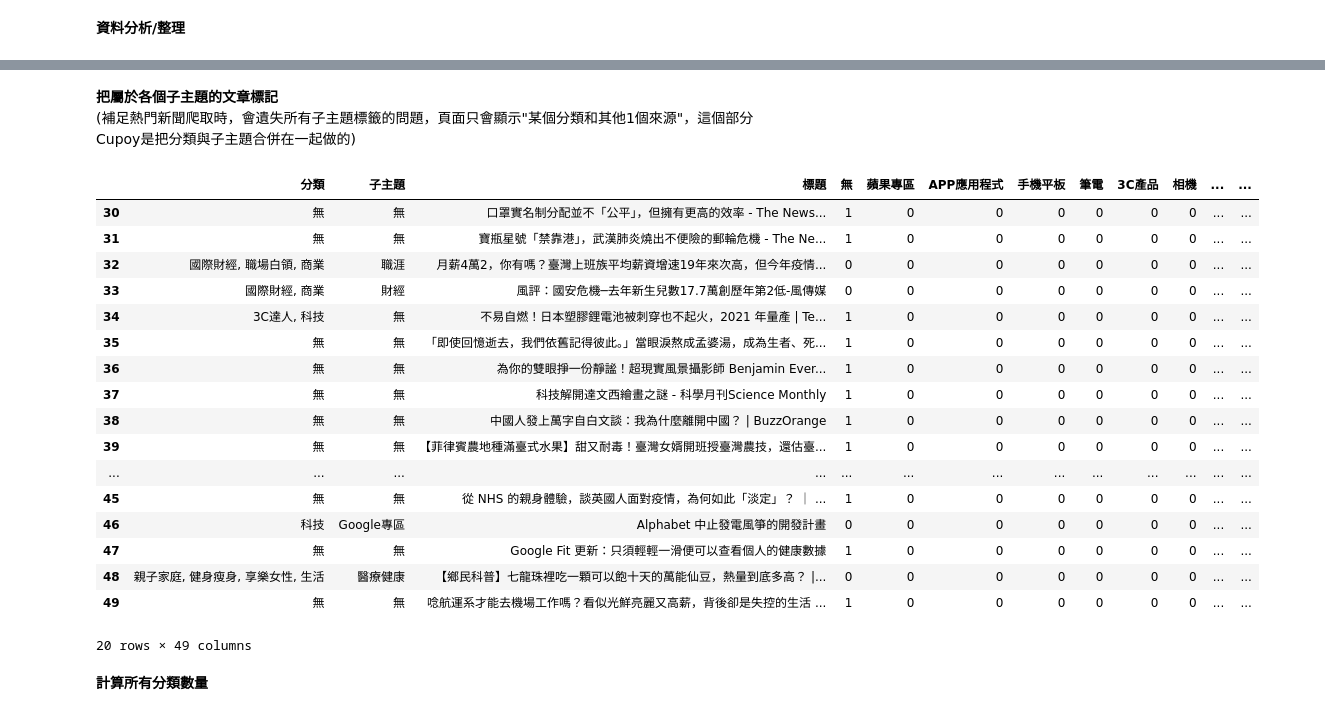
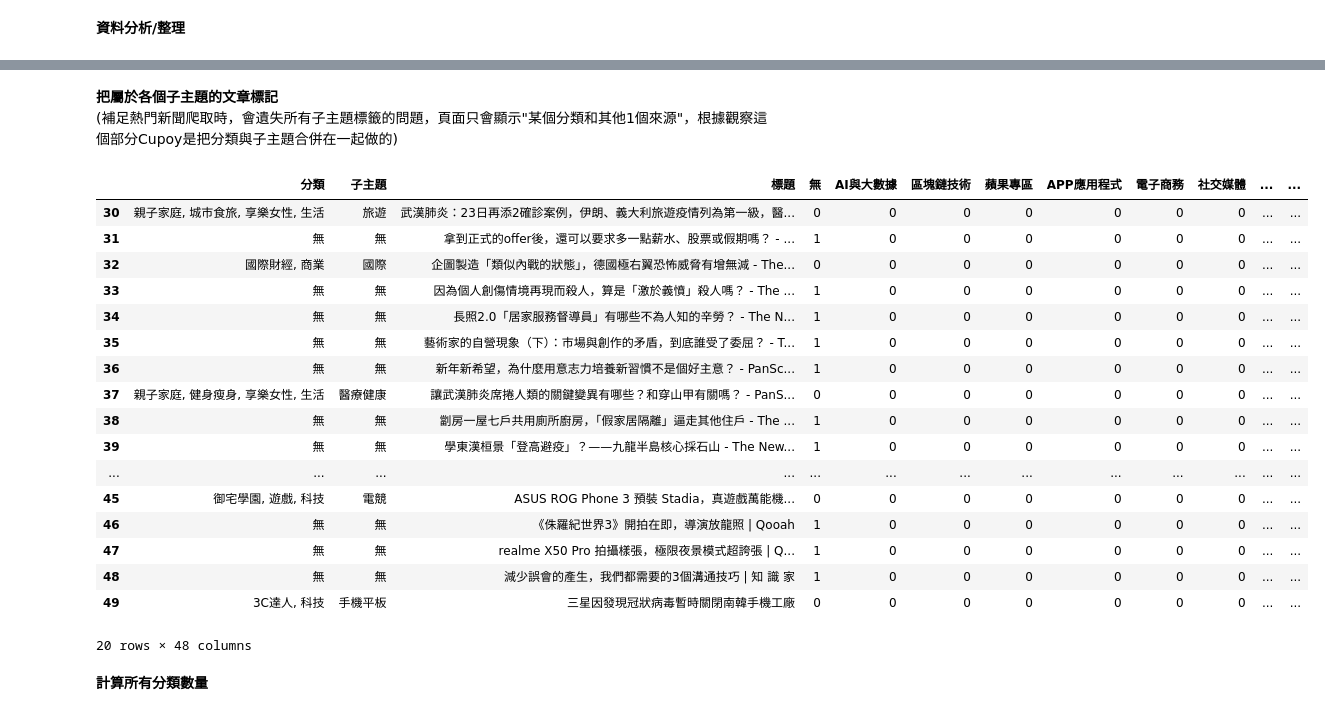
Before and after one commit to FelixYangPersonal/1st-PyCrawlerMarathon, a Jupyter notebook: homework/Day038_040_Independent_Study.ipynb, the cells around one changed output, grey strips where cells are left out. Saved outputs shown, nothing was run; the diff lists cells and outputs as text; code cells hidden in the pictures.

```diff
--- a/homework/Day038_040_Independent_Study.ipynb
+++ b/homework/Day038_040_Independent_Study.ipynb
@@ -206,0 +406,18 @@ for ids in range(0, 600, 100):
+# %%
+html_list = []
+path = 'Final'
+file = 'topstory_method2.txt'
+
+with open(os.path.join(path, file), 'r', encoding='utf-8') as fh:
+    f = fh.readline()
+
+m = [m.start() for m in re.finditer('{"items":', f)]
+
+for i, html in enumerate(m):
+    if i != (len(m) - 1):
+        html_list.append(f[m[i]:m[i + 1]])
+    else:
+        html_list.append(f[m[i]:len(f)])
+
+# print(json.dumps(json.loads(f[m[0]:m[1]])['items'][0], indent=4, sort_keys=False, ensure_ascii=False))
+print(json.loads(f[m[0]:m[1]])['items'][0])
@@ -210,8 +686,8 @@ for ids in range(0, 600, 100):
 total_news = 500
 titles = []
 news = {}
-groupMap_list = {}
-bucketMap_list = {}
+path = 'Final'
+file = 'topstory_method2.txt'
 
 for ids, html in enumerate(html_list):
     soup = str(html)
@@ -226,14 +702,10 @@ for ids, html in enumerate(html_list):
     for i, item in enumerate(groupMap):
         categories.setdefault(groupMap[item]['groupid'],
                               groupMap[item]['name'])
-        if groupMap[item]['groupid'] not in groupMap_list:
-            groupMap_list.setdefault(groupMap[item]['groupid'], groupMap[item]['name'])
 
     for i, item in enumerate(bucketMap):
         sub_categories.setdefault(bucketMap[item]['bucketid'],
                                   bucketMap[item]['name'])
-        if bucketMap[item]['bucketid'] not in bucketMap_list:
-            bucketMap_list.setdefault(bucketMap[item]['bucketid'], bucketMap[item]['name'])
 
     for i, item in enumerate(items):
         # 處理分類
@@ -376,36 +790,48 @@ print(json.dumps(json.loads(str(bucket_groups).replace("'", '"')),
 # %% [markdown]
 **把屬於各個子主題的文章標記**<br />
-(補足熱門新聞爬取時，會遺失所有子主題標籤的問題，頁面只會顯示"某個分類和其他1個來源"，這個部分Cupoy是把分類與子主題合併在一起做的)
+(補足熱門新聞爬取時，會遺失所有子主題標籤的問題，頁面只會顯示"某個分類和其他1個來源"，根據觀察這個部分Cupoy是把分類與子主題合併在一起做的)
 # %%
+path = 'Final'
+file = 'buckets.json'
+
+with open(os.path.join(path, file), 'r', encoding='utf-8') as fh:
+    f = fh.read()
+
+bucket_groups = json.loads(f)
+# print(type(bucket_groups))
+# print(json.dumps(bucket_groups, indent=4, sort_keys=False, ensure_ascii=False))
+
+# 計算子主題數量
+bucket_total = np.concatenate(list(bucket_groups.get('CH', {}).values())).tolist()
+
 # 沒有子主題或不在歸類，暫時歸類到欄位['無']
 df['無'] = df['子主題'].apply(lambda x: 1 if (not set(list(x.split(','))) & set(bucket_total)) or x == '無' else 0)
 
 for i, item in enumerate(bucket_total):
-    # 新聞的標記有的沒有正確標記，所以子主題會略過該筆，暫時歸類到欄位['無']
     df[item] = df['子主題'].apply(lambda x: 1 if item in x else 0)
 
 # 過濾無數量的子主題歸類欄位
 df_section2 = pd.concat([df.iloc[:, :3], df[df.iloc[:, 9:].columns[df.iloc[:, 9:].sum() > 0]]], axis='columns')
 df_section2.loc[30:49]
 # %% [output]
-|  | 分類 | 子主題 | 標題 | 無 | 蘋果專區 | APP應用程式 | 手機平板 | 筆電 | 3C產品 | 相機 | ... | ... |
-| 30 | 無 | 無 | 口罩實名制分配並不「公平」，但擁有更高的效率 - The News... | 1 | 0 | 0 | 0 | 0 | 0 | 0 | ... | ... |
-| 31 | 無 | 無 | 寶瓶星號「禁靠港」，武漢肺炎燒出不便險的郵輪危機 - The Ne... | 1 | 0 | 0 | 0 | 0 | 0 | 0 | ... | ... |
-| 32 | 國際財經, 職場白領, 商業 | 職涯 | 月薪4萬2，你有嗎？臺灣上班族平均薪資增速19年來次高，但今年疫情... | 0 | 0 | 0 | 0 | 0 | 0 | 0 | ... | ... |
-| 33 | 國際財經, 商業 | 財經 | 風評：國安危機─去年新生兒數17.7萬創歷年第2低-風傳媒 | 0 | 0 | 0 | 0 | 0 | 0 | 0 | ... | ... |
-| 34 | 3C達人, 科技 | 無 | 不易自燃！日本塑膠鋰電池被刺穿也不起火，2021 年量產 | Te... | 1 | 0 | 0 | 0 | 0 | 0 | 0 | ... | ... |
-| 35 | 無 | 無 | 「即使回憶逝去，我們依舊記得彼此。」當眼淚熬成孟婆湯，成為生者、死... | 1 | 0 | 0 | 0 | 0 | 0 | 0 | ... | ... |
-| 36 | 無 | 無 | 為你的雙眼掙一份靜謐！超現實風景攝影師 Benjamin Ever... | 1 | 0 | 0 | 0 | 0 | 0 | 0 | ... | ... |
-| 37 | 無 | 無 | 科技解開達文西繪畫之謎 - 科學月刊Science Monthly | 1 | 0 | 0 | 0 | 0 | 0 | 0 | ... | ... |
-| 38 | 無 | 無 | 中國人發上萬字自白文談：我為什麼離開中國？ | BuzzOrange | 1 | 0 | 0 | 0 | 0 | 0 | 0 | ... | ... |
-| 39 | 無 | 無 | 【菲律賓農地種滿臺式水果】甜又耐毒！臺灣女婿開班授臺灣農技，還估臺... | 1 | 0 | 0 | 0 | 0 | 0 | 0 | ... | ... |
+|  | 分類 | 子主題 | 標題 | 無 | AI與大數據 | 區塊鏈技術 | 蘋果專區 | APP應用程式 | 電子商務 | 社交媒體 | ... | ... |
+| 30 | 親子家庭, 城市食旅, 享樂女性, 生活 | 旅遊 | 武漢肺炎：23日再添2確診案例，伊朗、義大利旅遊疫情列為第一級，醫... | 0 | 0 | 0 | 0 | 0 | 0 | 0 | ... | ... |
+| 31 | 無 | 無 | 拿到正式的offer後，還可以要求多一點薪水、股票或假期嗎？ - ... | 1 | 0 | 0 | 0 | 0 | 0 | 0 | ... | ... |
+| 32 | 國際財經, 商業 | 國際 | 企圖製造「類似內戰的狀態」，德國極右翼恐怖威脅有增無減 - The... | 0 | 0 | 0 | 0 | 0 | 0 | 0 | ... | ... |
+| 33 | 無 | 無 | 因為個人創傷情境再現而殺人，算是「激於義憤」殺人嗎？ - The ... | 1 | 0 | 0 | 0 | 0 | 0 | 0 | ... | ... |
+| 34 | 無 | 無 | 長照2.0「居家服務督導員」有哪些不為人知的辛勞？ - The N... | 1 | 0 | 0 | 0 | 0 | 0 | 0 | ... | ... |
+| 35 | 無 | 無 | 藝術家的自營現象（下）：市場與創作的矛盾，到底誰受了委屈？ - T... | 1 | 0 | 0 | 0 | 0 | 0 | 0 | ... | ... |
+| 36 | 無 | 無 | 新年新希望，為什麼用意志力培養新習慣不是個好主意？ - PanSc... | 1 | 0 | 0 | 0 | 0 | 0 | 0 | ... | ... |
+| 37 | 親子家庭, 健身瘦身, 享樂女性, 生活 | 醫療健康 | 讓武漢肺炎席捲人類的關鍵變異有哪些？和穿山甲有關嗎？ - PanS... | 0 | 0 | 0 | 0 | 0 | 0 | 0 | ... | ... |
+| 38 | 無 | 無 | 劏房一屋七戶共用廁所廚房，「假家居隔離」逼走其他住戶 - The ... | 1 | 0 | 0 | 0 | 0 | 0 | 0 | ... | ... |
+| 39 | 無 | 無 | 學東漢桓景「登高避疫」？——九龍半島核心採石山 - The New... | 1 | 0 | 0 | 0 | 0 | 0 | 0 | ... | ... |
 | ... | ... | ... | ... | ... | ... | ... | ... | ... | ... | ... | ... | ... |
-| 45 | 無 | 無 | 從 NHS 的親身體驗，談英國人面對疫情，為何如此「淡定」？ ｜ ... | 1 | 0 | 0 | 0 | 0 | 0 | 0 | ... | ... |
-| 46 | 科技 | Google專區 | Alphabet 中止發電風箏的開發計畫 | 0 | 0 | 0 | 0 | 0 | 0 | 0 | ... | ... |
-| 47 | 無 | 無 | Google Fit 更新：只須輕輕一滑便可以查看個人的健康數據 | 1 | 0 | 0 | 0 | 0 | 0 | 0 | ... | ... |
-| 48 | 親子家庭, 健身瘦身, 享樂女性, 生活 | 醫療健康 | 【鄉民科普】七龍珠裡吃一顆可以飽十天的萬能仙豆，熱量到底多高？ |... | 0 | 0 | 0 | 0 | 0 | 0 | 0 | ... | ... |
-| 49 | 無 | 無 | 唸航運系才能去機場工作嗎？看似光鮮亮麗又高薪，背後卻是失控的生活 ... | 1 | 0 | 0 | 0 | 0 | 0 | 0 | ... | ... |
+| 45 | 御宅學園, 遊戲, 科技 | 電競 | ASUS ROG Phone 3 預裝 Stadia，真遊戲萬能機... | 0 | 0 | 0 | 0 | 0 | 0 | 0 | ... | ... |
+| 46 | 無 | 無 | 《侏羅紀世界3》開拍在即，導演放龍照 | Qooah | 1 | 0 | 0 | 0 | 0 | 0 | 0 | ... | ... |
+| 47 | 無 | 無 | realme X50 Pro 拍攝樣張，極限夜景模式超誇張 | Q... | 1 | 0 | 0 | 0 | 0 | 0 | 0 | ... | ... |
+| 48 | 無 | 無 | 減少誤會的產生，我們都需要的3個溝通技巧 | 知 識 家 | 1 | 0 | 0 | 0 | 0 | 0 | 0 | ... | ... |
+| 49 | 3C達人, 科技 | 手機平板 | 三星因發現冠狀病毒暫時關閉南韓手機工廠 | 0 | 0 | 0 | 0 | 0 | 0 | 0 | ... | ... |
-20 rows × 49 columns
+20 rows × 48 columns
 # %% [markdown]
 **計算所有分類數量**
 # %%
```
Also changed, not shown: parts of 65 cells of this notebook.
